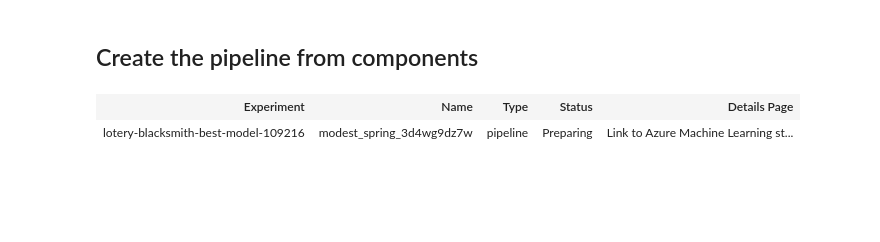
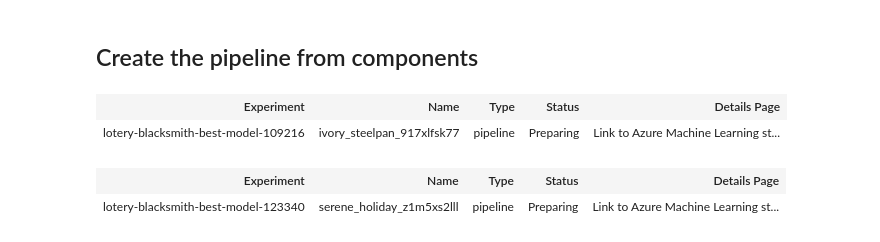
Before and after one commit to AndresR2909/prueba-loteria-blacksmith, a Jupyter notebook: src/e2e-ml-workflow.ipynb, the cells around one changed output. Cells and saved outputs as stored; diff of their text form; code cells hidden in the pictures; blank space fills up the shorter version.

```diff
--- a/src/e2e-ml-workflow.ipynb
+++ b/src/e2e-ml-workflow.ipynb
@@ -226,10 +226,15 @@ def run_job(data_path,test_steps=7,
 # %%
 data_path="azureml:ds_loteria_blacksmith:1.0.1"#1.0.0
 # %%
-run_job(data_path)
+run_job(data_path,filter_value =109216)
 # %% [output]
 | Experiment | Name | Type | Status | Details Page |
-| lotery-blacksmith-best-model-109216 | modest_spring_3d4wg9dz7w | pipeline | Preparing | Link to Azure Machine Learning st... |
+| lotery-blacksmith-best-model-109216 | ivory_steelpan_917xlfsk77 | pipeline | Preparing | Link to Azure Machine Learning st... |
+# %%
+run_job(data_path,filter_value =123340)
+# %% [output]
+| Experiment | Name | Type | Status | Details Page |
+| lotery-blacksmith-best-model-123340 | serene_holiday_z1m5xs2lll | pipeline | Preparing | Link to Azure Machine Learning st... |
 # %%
 top_cod_sdv = ['109216','123340','106061','3036101','128117','130756','106296','106730','106738','106599','107500','108390','108113',
  '143979','127500','107506','123389','106365','106496','107268','129550','113407','106292','144393','133872']
```
Also changed, not shown: parts of 3 cells of this notebook, 9 other files.
